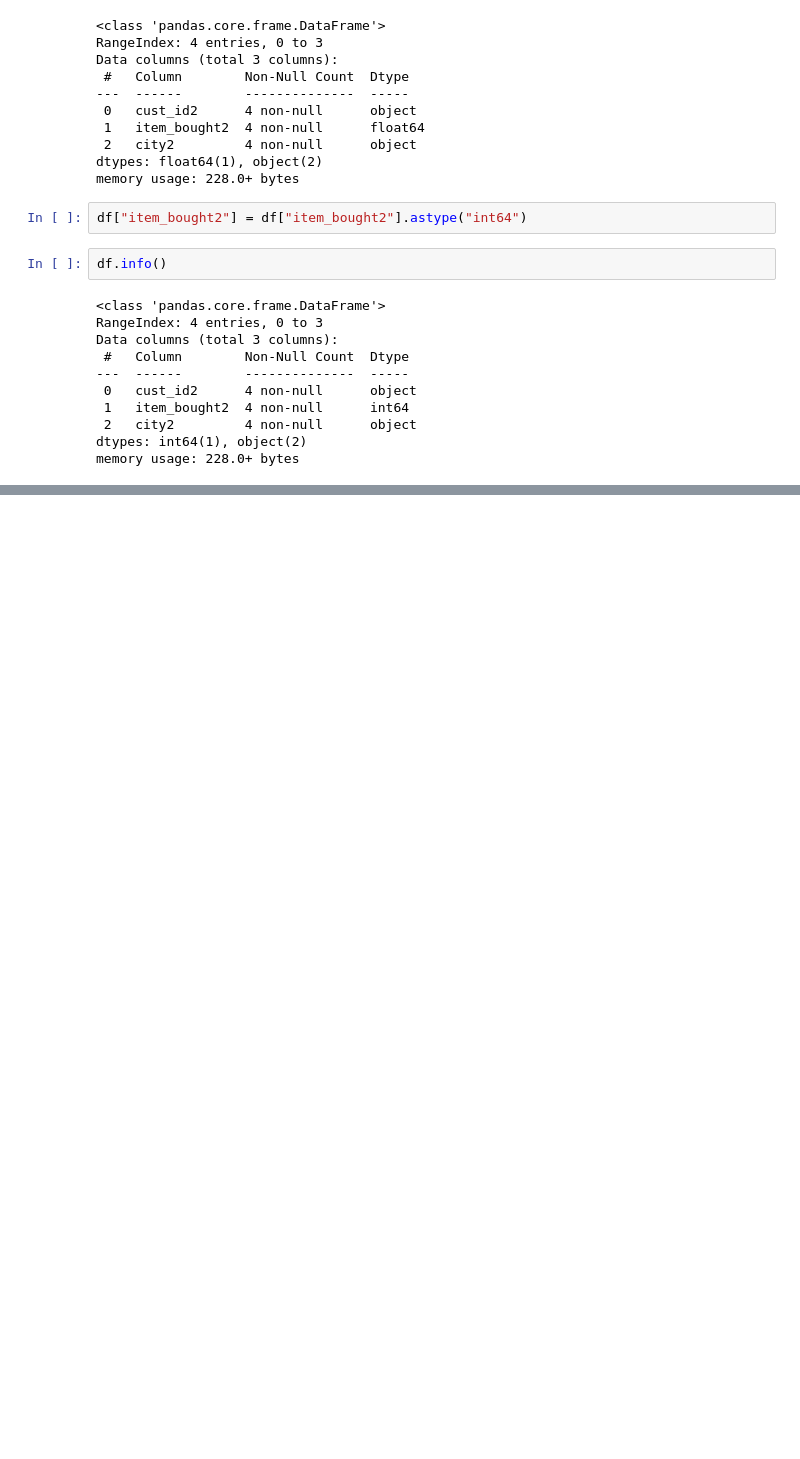
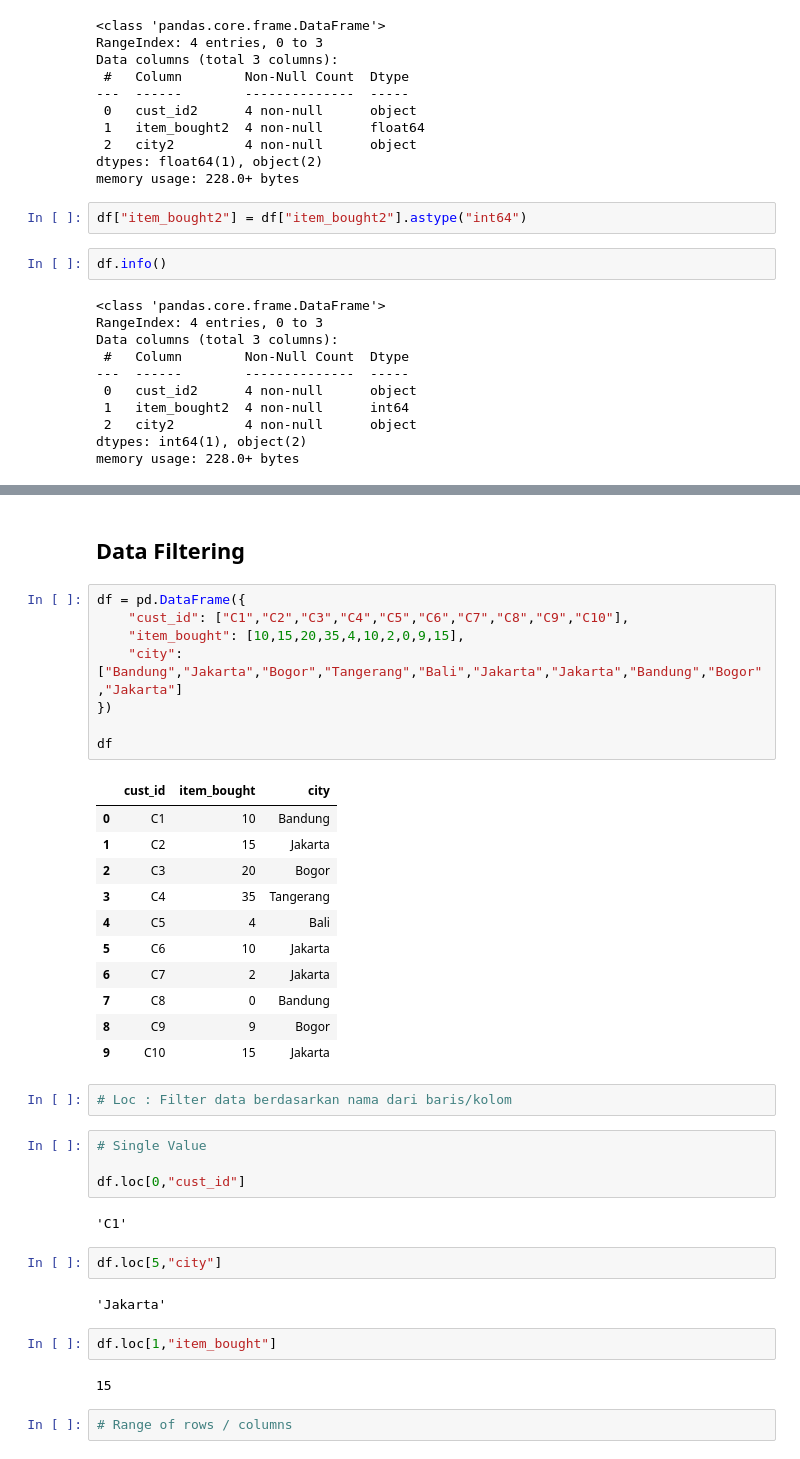
Before and after one commit to zanafiii/data-science-a-z, a Jupyter notebook: Part3_Working with Pandas & DataFrame.ipynb, the cells around one changed output, grey strips where cells are left out. Drawn from its saved outputs; the diff is of its cells as text; blank space fills up the shorter version.

Commit message:
add data filtering

```diff
--- a/Part3_Working with Pandas & DataFrame.ipynb
+++ b/Part3_Working with Pandas & DataFrame.ipynb
@@ -436,0 +452,40 @@ memory usage: 228.0+ bytes
+# %% [markdown]
+## Data Filtering
+# %%
+df = pd.DataFrame({
+    "cust_id": ["C1","C2","C3","C4","C5","C6","C7","C8","C9","C10"],
+    "item_bought": [10,15,20,35,4,10,2,0,9,15],
+    "city": ["Bandung","Jakarta","Bogor","Tangerang","Bali","Jakarta","Jakarta","Bandung","Bogor","Jakarta"]
+})
+
+df
+# %% [output]
+|  | cust_id | item_bought | city |
+| 0 | C1 | 10 | Bandung |
+| 1 | C2 | 15 | Jakarta |
+| 2 | C3 | 20 | Bogor |
+| 3 | C4 | 35 | Tangerang |
+| 4 | C5 | 4 | Bali |
+| 5 | C6 | 10 | Jakarta |
+| 6 | C7 | 2 | Jakarta |
+| 7 | C8 | 0 | Bandung |
+| 8 | C9 | 9 | Bogor |
+| 9 | C10 | 15 | Jakarta |
+# %%
+# Loc : Filter data berdasarkan nama dari baris/kolom
+# %%
+# Single Value
+
+df.loc[0,"cust_id"]
+# %% [output]
+'C1'
+# %%
+df.loc[5,"city"]
+# %% [output]
+'Jakarta'
+# %%
+df.loc[1,"item_bought"]
+# %% [output]
+15
+# %%
+# Range of rows / columns
```
Also changed, not shown: parts of 13 cells of this notebook.
